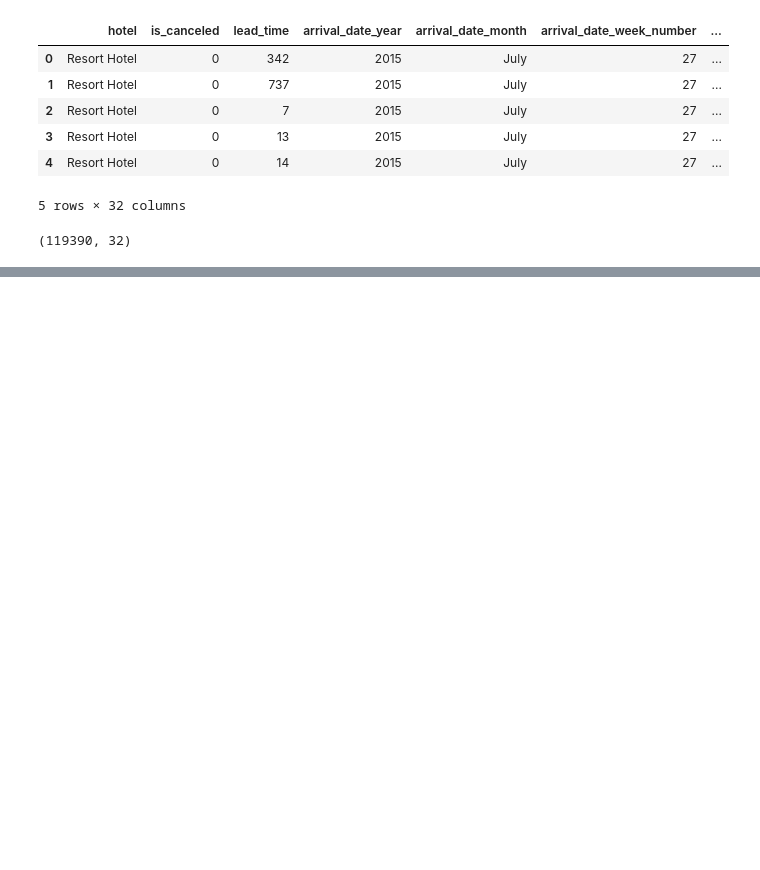
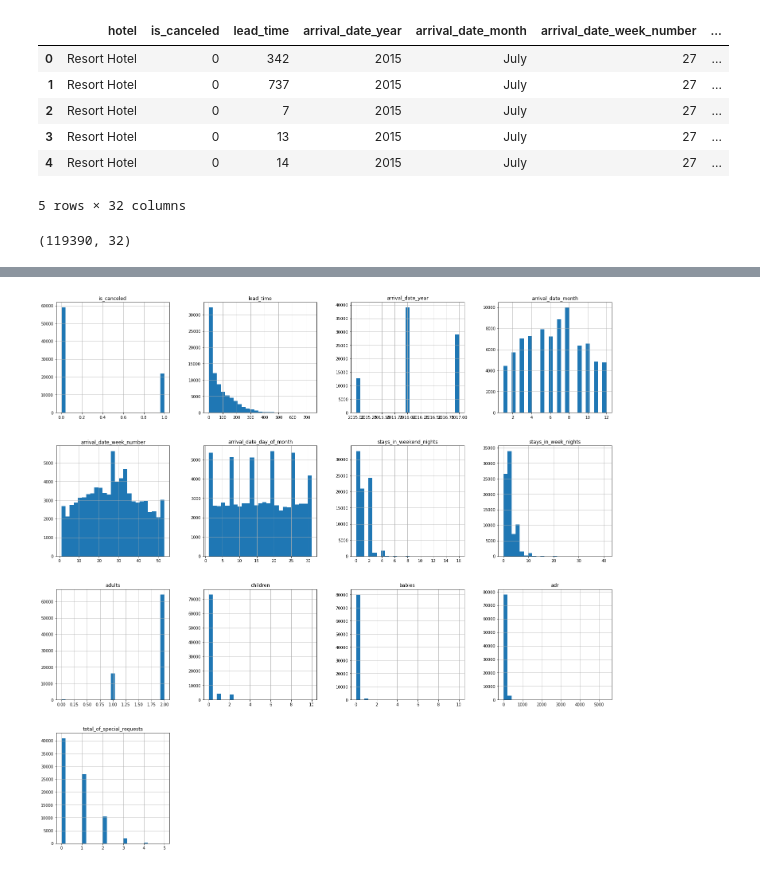
Before and after one commit to karimamd/Movies_Dataset_Analysis, a Jupyter notebook: hotel.ipynb, the cells around one changed output, grey strips where cells are left out. Cells and saved outputs as stored; diff of their text form; code cells hidden in the pictures; blank space fills up the shorter version.

```diff
--- a/hotel.ipynb
+++ b/hotel.ipynb
@@ -25,0 +53,4 @@ hotel.duplicated().sum()
+# %%
+#removing records where country is null
+hotel.drop(hotel.loc[hotel.country.isnull()].index,inplace=True)
+hotel.country.isnull().sum()
@@ -25,0 +59,16 @@ hotel.duplicated().sum()
+# %%
+#children from float to int
+hotel.children.loc[hotel.children.isnull()]=0
+hotel.children=hotel.children.astype(int)
+# %%
+#removing outliers from adults
+desc=hotel.adults.describe()
+Q1=desc.loc['25%']
+Q3=desc.loc['75%']
+IQR=(Q3-Q1)*1.5
+maxVal=min(Q3+ IQR, desc.loc['max'])
+hotel.drop(hotel.loc[hotel.adults>maxVal].index,inplace=True)
+# %%
+#from mounth to number using dictionary
+dic={'January':1,'February':2,'March':3,'April':4,'May':5,'June':6,'July':7,'August':8,'September':9,'October':10,'November':11,'December':12}
+hotel.arrival_date_month=hotel.arrival_date_month.map(dic)
@@ -25,0 +95,4 @@ hotel.duplicated().sum()
+# %%
+hotel.hist(figsize=(25,25),bins=25);
+# %% [output]
+[figure, added]
```
Also changed, not shown: parts of 12 cells of this notebook, 2 other files.
